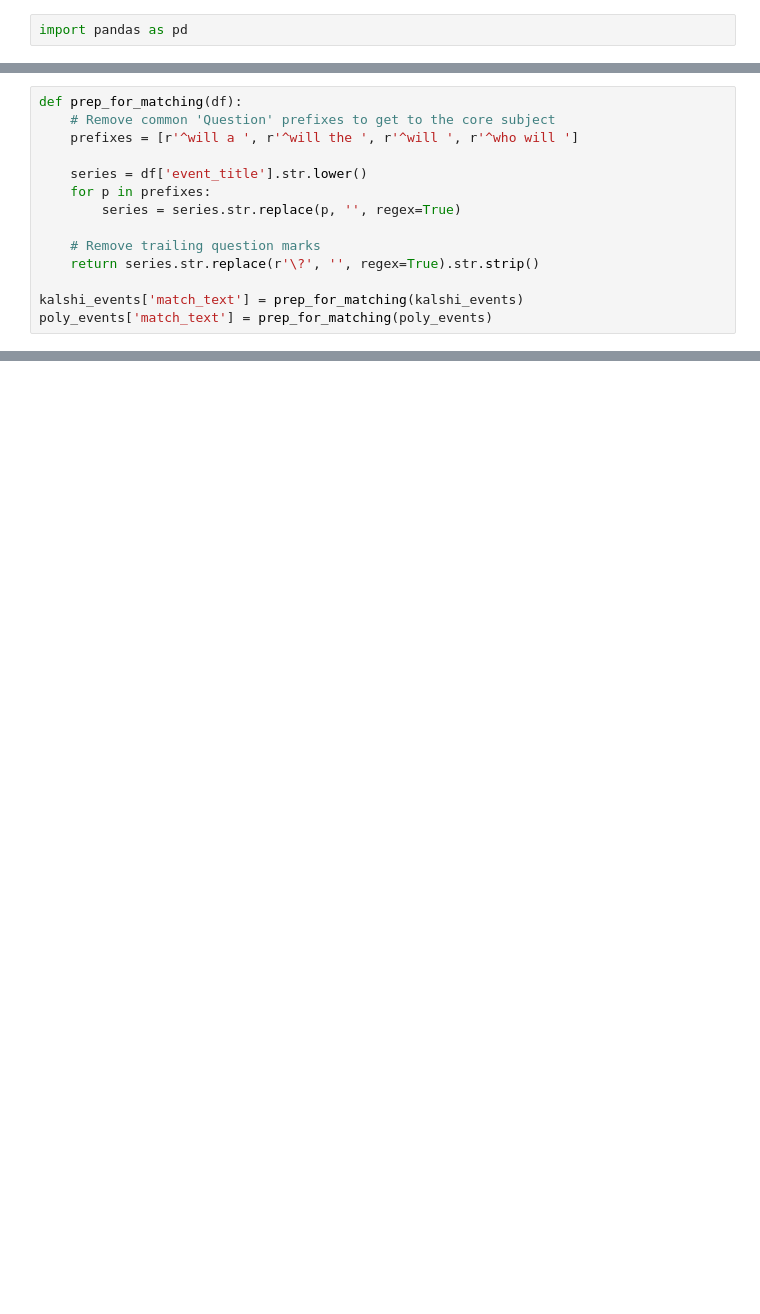
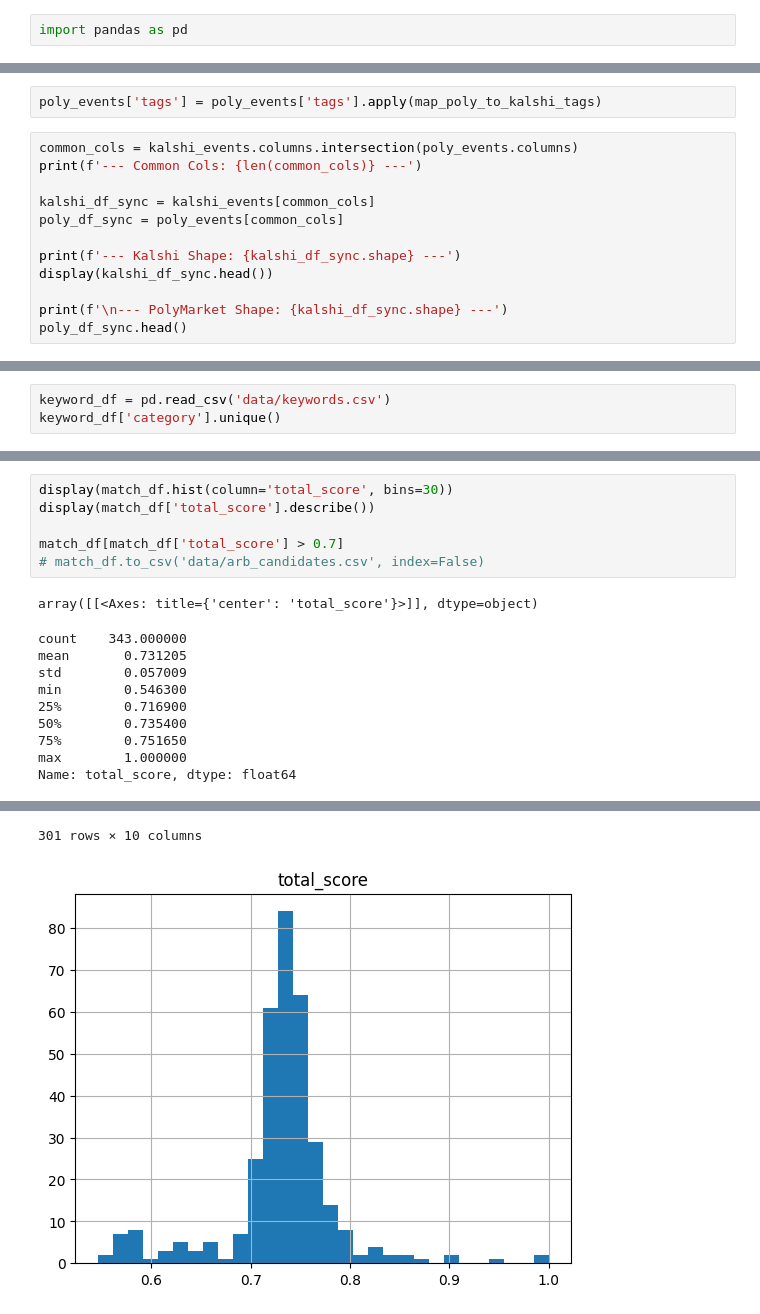
Before and after one commit to BlakeUribe/quasibets_testing, a Jupyter notebook: text_processor.ipynb, the cells around one changed output, grey strips where cells are left out. Drawn from its saved outputs; the diff is of its cells as text; blank space fills up the shorter version.

```diff
--- a/text_processor.ipynb
+++ b/text_processor.ipynb
@@ -14,14 +36,14 @@ poly_df_sync = poly_events[common_cols]
+# %%
+poly_events['tags'] = poly_events['tags'].apply(map_poly_to_kalshi_tags)
 # %%
-def prep_for_matching(df):
-    # Remove common 'Question' prefixes to get to the core subject
-    prefixes = [r'^will a ', r'^will the ', r'^will ', r'^who will ']
+common_cols = kalshi_events.columns.intersection(poly_events.columns)
+print(f'--- Common Cols: {len(common_cols)} ---')
 
-    series = df['event_title'].str.lower()
-    for p in prefixes:
-        series = series.str.replace(p, '', regex=True)
+kalshi_df_sync = kalshi_events[common_cols]
+poly_df_sync = poly_events[common_cols]
 
-    # Remove trailing question marks
-    return series.str.replace(r'\?', '', regex=True).str.strip()
+print(f'--- Kalshi Shape: {kalshi_df_sync.shape} ---')
+display(kalshi_df_sync.head())
 
-kalshi_events['match_text'] = prep_for_matching(kalshi_events)
-poly_events['match_text'] = prep_for_matching(poly_events)
+print(f'\n--- PolyMarket Shape: {kalshi_df_sync.shape} ---')
+poly_df_sync.head()
@@ -43,0 +66,3 @@ kalshi_events
+# %%
+keyword_df = pd.read_csv('data/keywords.csv')
+keyword_df['category'].unique()
@@ -43,0 +217,17 @@ kalshi_events
+# %%
+display(match_df.hist(column='total_score', bins=30))
+display(match_df['total_score'].describe())
+
+match_df[match_df['total_score'] > 0.7]
+# match_df.to_csv('data/arb_candidates.csv', index=False)
+# %% [output]
+array([[<Axes: title={'center': 'total_score'}>]], dtype=object)
+count    343.000000
+mean       0.731205
+std        0.057009
+min        0.546300
+25%        0.716900
+50%        0.735400
+75%        0.751650
+max        1.000000
+Name: total_score, dtype: float64
@@ -43,0 +246,2 @@ kalshi_events
+301 rows × 10 columns
+[figure, added]
```
Also changed, not shown: parts of 11 cells of this notebook, 10 other files.
